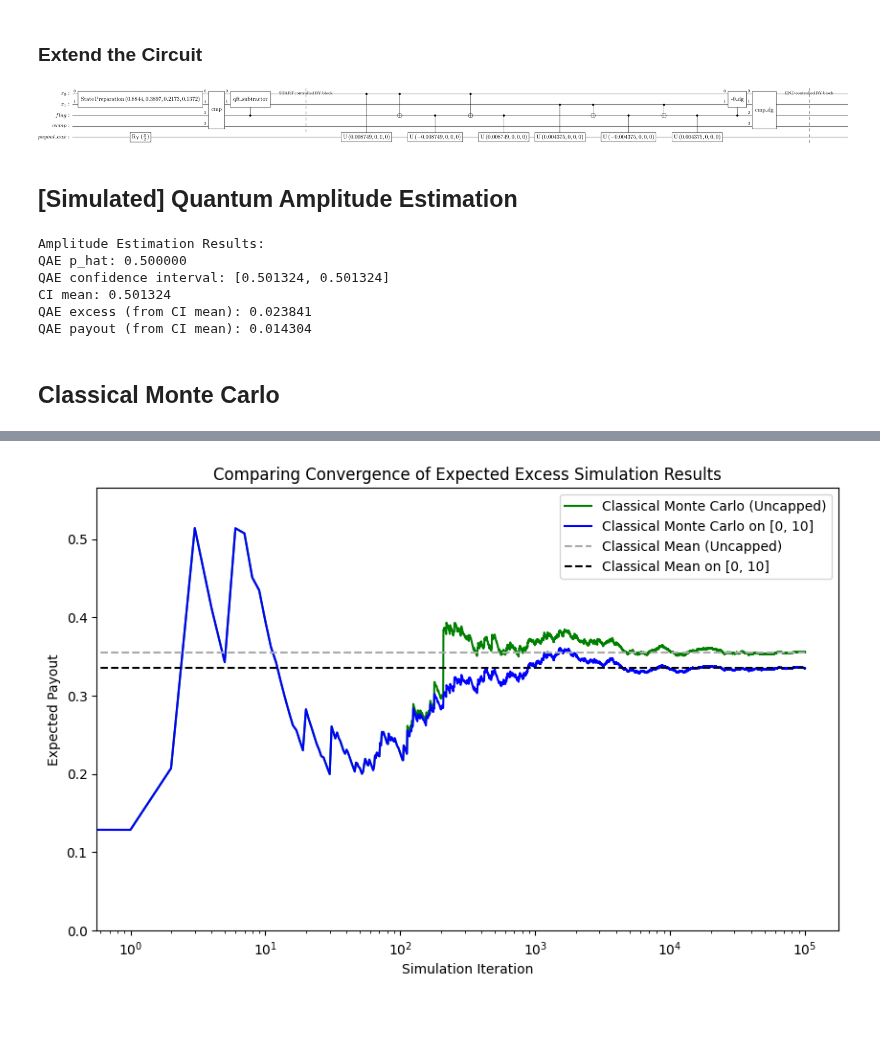
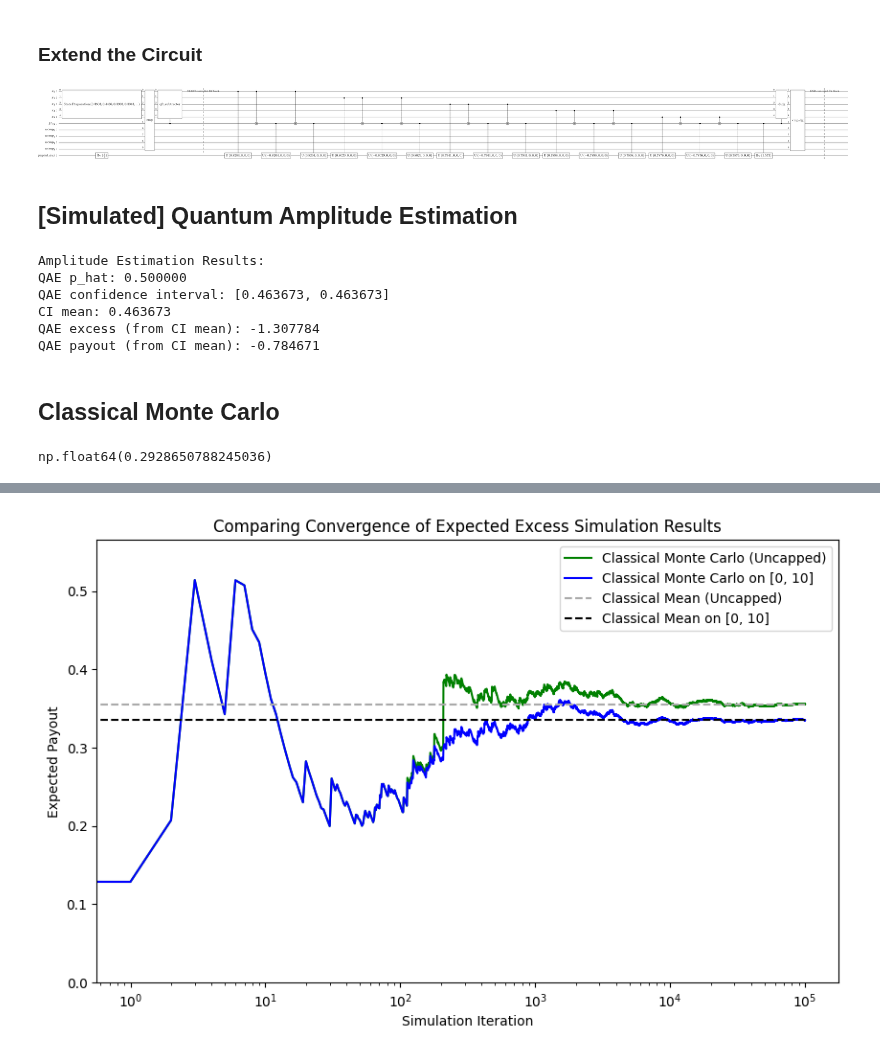
Before and after one commit to AlexFiliakov/knowledge-pricing, a Jupyter notebook: Quantum Excess Evaluation Algorithm.ipynb, the cells around one changed output, grey strips where cells are left out. Saved outputs shown, nothing was run; the diff lists cells and outputs as text; code cells hidden in the pictures; blank space fills up the shorter version.

```diff
--- a/Quantum Excess Evaluation Algorithm.ipynb
+++ b/Quantum Excess Evaluation Algorithm.ipynb
@@ -15,7 +15,7 @@ from qiskit.visualization import plot_histogram
 # Parameters
 #############
 # Using 2 qubits for testing (6 qubits for demonstration), scalable approach
-num_qubits = 2
+num_qubits = 5
 # Define the domain of the distribution,
 # we only operate on the range [0, 10]
 domain_min = 0
@@ -23,11 +23,11 @@ domain_max = 10
 deductible = 1.0  # Deductible amount (amount of full retention)
 coins = 0.4  # Coinsurance rate (% retained by the cedent)
 # for rotation gates (paper says "a small value")
-c_param = 0.25 / (domain_max - deductible) * 2
+c_param = 0.25 / (domain_max - deductible)
 
 # Define lognormal distribution parameters
+μ = 0.0  # Scale parameter
 σ = 1.0  # Shape parameter
-μ = 0.0     # Scale parameter
 
 # Discretize domain into 2^num_qubits points
 N = 2**num_qubits
@@ -131,12 +137,12 @@ step_list = [(domain_max - domain_min) / (N - 1) for N in N_list]
 # Take the midpoint integral approximation to work on small number of qubits
 mid_x_vals_list = [np.linspace(domain_min + step / 2, domain_max - step / 2, N) for step, N in zip(step_list, N_list)]
 probabilities_list = []
-for i, N in enumerate(N_list):
+for i, _ in enumerate(N_list):
     x_vals = mid_x_vals_list[i]
     step = step_list[i]
-    probabilities = np.array([lognormal_loss(x) * step for x in x_vals])
-    probabilities /= probabilities.sum()
-    probabilities_list.append(probabilities)
+    p = np.array([lognormal_loss(x) * step for x in x_vals])
+    p /= probabilities.sum()
+    probabilities_list.append(p)
 
 # Add Color
 cmap = plt.cm.get_cmap('Reds', len(num_qubits_list) + 2)
@@ -145,12 +151,12 @@ cmap = plt.cm.get_cmap('Reds', len(num_qubits_list) + 2)
 plt.figure(figsize=(10, 6))
 plt.plot(high_res_mid_x_vals, high_res_probabilities /
         high_res_step, 'b-', label='Original Distribution')
-for i, N in enumerate(num_qubits_list):
+for i, n in enumerate(num_qubits_list):
     x_vals = mid_x_vals_list[i]
     step = step_list[i]
-    probabilities = probabilities_list[i]
+    p = probabilities_list[i]
     alpha = 1/(i/2 + 1)
-    plt.plot(x_vals, probabilities / step, 'r-', alpha=alpha, label=f'Quantum Encoding ({N} qubits)')
+    plt.plot(x_vals, p / step, 'r-', alpha=alpha, label=f'Quantum Encoding ({n} qubits)')
 plt.xlabel('Domain [0-10]')
 plt.ylabel('Probability')
 plt.xticks(np.arange(domain_min, domain_max + 1, 1))
@@ -301,11 +307,15 @@ qc.append(csub_gate, [flag_q[0]] + list(x_q))
 ## Controlled Rotations
 # %%
 def _rotation_angle(excess_step, c):
-    """Full angle θ for a controlled‑Ry so that P(1)=½ + c·excess_step."""
+    """
+    Compute the exact rotation θ such that:
+        sin²(θ/2) = ½ + Δ,   where Δ = c * excess_step
+    This yields θ = 2 * arcsin( sqrt(½ + Δ) ).
+    """
     Δ = c * excess_step  # how much we want to add to 0.5
     if np.abs(2 * Δ) > 1:
         raise ValueError("c·excess must keep |2θ| ≤ 1")
-    return np.arcsin(2 * Δ)  # 2θ  because Qiskit RY takes the full angle
+    return 2 * np.arcsin(np.sqrt(0.5 + Δ))
 
 
 def apply_excess_rotations(
@@ -372,34 +382,38 @@ def apply_excess_rotations(
 qc.barrier(label="START controlled RY block")
 
 # 4) Process the excess
 # Ancilla qubits are extra qubits added to a quantum circuit
 # to facilitate certain operations or algorithms.
 payout_aux = add_payout_qubit_and_bias(qc)
 
 # Apply Controlled-RY rotations, per the paper
 qc = apply_excess_rotations(
     qc,
     excess_reg=x_q,
     flag_qubit=flag_q[0],
     payout_qubit=payout_aux[0],
     step=step,
     c_param=c_param,
     little_endian=False
 )
 
+# each grid‐point is actually at (i·step + step/2), so we append
+theta_offset = _rotation_angle(step/2, c_param)
+qc.cry(theta_offset, flag_q[0], payout_aux[0])
+
 # Uncompute the subtractor:
 qc.append(csub_gate.inverse(), [flag_q[0]] + list(x_q))
 
 # Uncompute the comparator:
 qc.append(cmp_gate.inverse(), list(x_q) + [flag_q[0]] + list(wcmp_q))
 
 # Add a barrier to separate the controlled RY block
 # A barrier is a visual aid in quantum circuits
 qc.barrier(label="END controlled RY block")
 
 qc.draw(output='latex')
 # %% [output]
-[figure, old version]
+[figure, new version]
 # %% [markdown]
 ## [Simulated] Quantum Amplitude Estimation
 # %%
@@ -410,6 +424,8 @@ from qiskit_aer import AerSimulator
 
 # 1) Prepare the state‐prep circuit for Amplitude Estimation (AE)
 qc_ae = qc.copy()
+# Avoid the qubit getting removed due to inactivity
+qc_ae.id(payout_aux[0])
 # remove final measurements
 # this is needed to avoid errors when using the circuit in AE
 qc_ae.remove_final_measurements()
@@ -421,8 +437,8 @@ qc_ae.data = [
     if inst.name != "barrier"
 ]
 
-# Pick up the payout_aux index in the decomposed circuit
-payout_aux_in_ae = qc_ae.qubits.index(payout_aux[0])
+# Find the index of the payout auxiliary qubit in the original circuit
+payout_idx = qc_ae.qubits.index(payout_aux[0])
 
 # 4) Build and run the EstimationProblem
 # Convert circuits into pure unitary Gates so AE can add controls
@@ -431,11 +447,11 @@ state_prep_gate.num_ancillas = 0  # no ancillas
 # A problem is a quantum circuit that prepares the state
 problem = EstimationProblem(
     state_preparation=qc_ae,
-    objective_qubits=[payout_aux_in_ae]
+    objective_qubits=[payout_idx]
 )
 sampler = Sampler()  # Needed for AE to run, default is fine
 ae = AmplitudeEstimation(
-    num_eval_qubits=3,  # 3 is the default, more is slower but more accurate
+    num_eval_qubits=4,  # 3 is the default, more is slower but more accurate
     sampler=sampler)
 result = ae.estimate(problem)  # run AE
 
@@ -463,10 +479,10 @@ print(f"QAE payout (from CI mean): {(1 - coins) * excess:.6f}")
 # %% [output]
 Amplitude Estimation Results:
 QAE p_hat: 0.500000
-QAE confidence interval: [0.501324, 0.501324]
-CI mean: 0.501324
-QAE excess (from CI mean): 0.023841
-QAE payout (from CI mean): 0.014304
+QAE confidence interval: [0.463673, 0.463673]
+CI mean: 0.463673
+QAE excess (from CI mean): -1.307784
+QAE payout (from CI mean): -0.784671
 # %% [markdown]
 ## Classical Monte Carlo
 # %%
@@ -483,12 +499,18 @@ for i in range(cmc_samples):
     lnorm = stats.lognorm.rvs(σ, loc=0, scale=np.exp(μ))
 
     # Calculate payout
-    payout = 0 if lnorm <= 1 else lnorm - (1 - coins) * (lnorm - deductible) - deductible
+    payout = 0 if lnorm <= 1 else coins * (lnorm - deductible)
 
     # Store the results
     cmc_results[i] = payout
 
     # Calculate clipped payout on [0, 10]
     lnorm_0_10 = lnorm if lnorm <= 10 else 10
-    payout_0_10 = 0 if lnorm_0_10 <= 1 else lnorm_0_10 - (1 - coins) * (lnorm_0_10 - deductible) - deductible
+    payout_0_10 = 0 if lnorm_0_10 <= 1 else coins * (lnorm_0_10 - deductible)
     cmc_results_0_10[i] = payout_0_10
+
+# Calculate discrete payout
+payout_discrete = coins * np.sum(np.maximum(mid_x_vals - deductible, 0) * probabilities)
+payout_discrete
+# %% [output]
+np.float64(0.2928650788245036)
```
Also changed, not shown: parts of 5 cells of this notebook.
